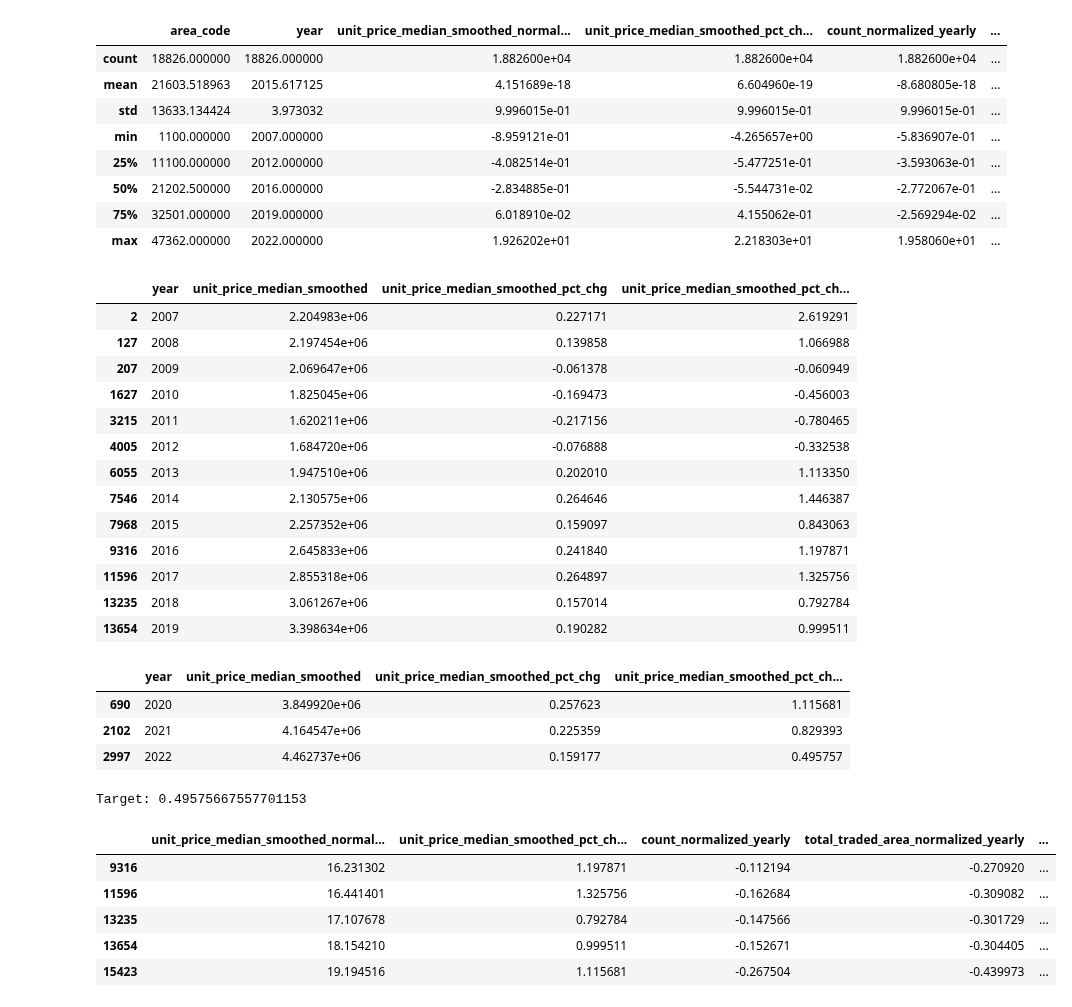
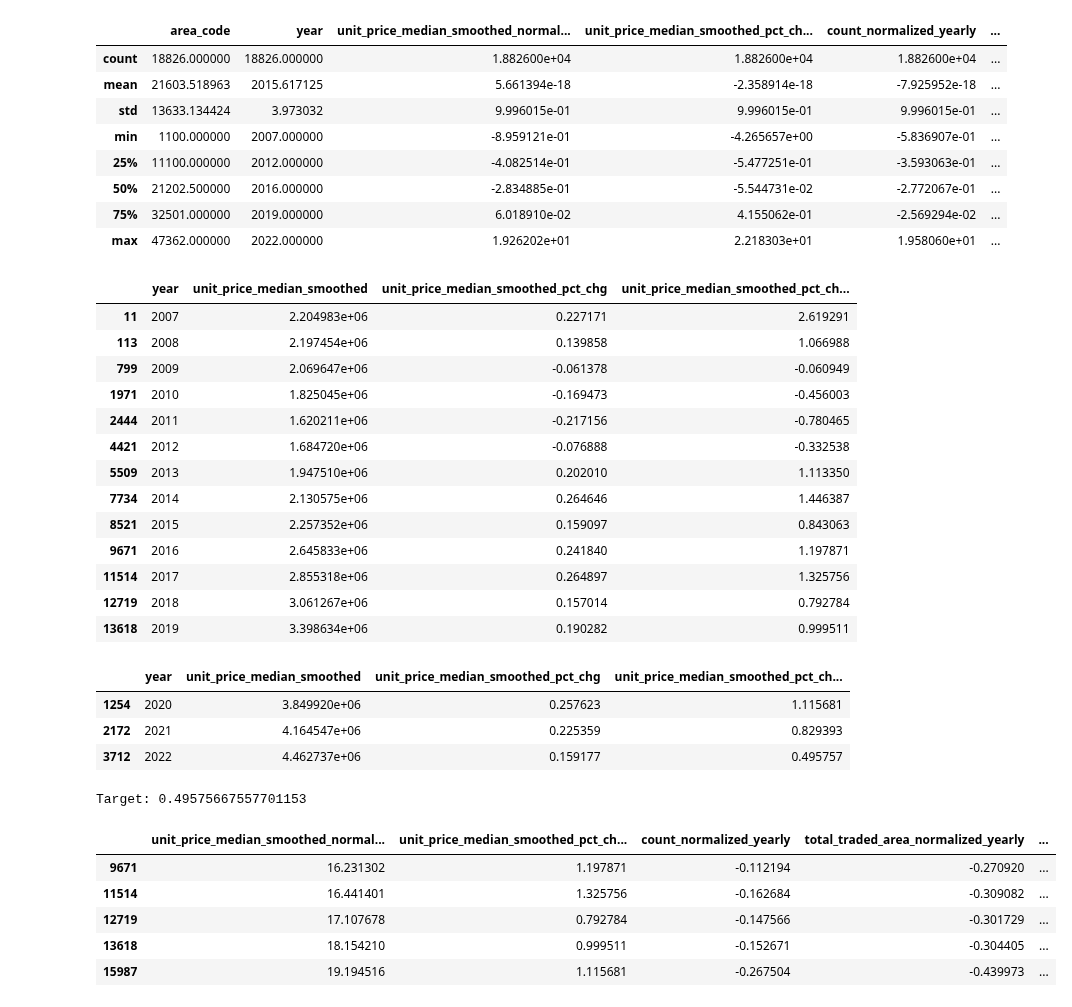
Before and after one commit to diabhaque/Yogen, a Jupyter notebook: notebooks/5_dataset_preprocessing/dataset_preprocessing.ipynb, the cells around one changed output. Drawn from its saved outputs; the diff is of its cells as text; code cells hidden in the pictures.

```diff
--- a/notebooks/5_dataset_preprocessing/dataset_preprocessing.ipynb
+++ b/notebooks/5_dataset_preprocessing/dataset_preprocessing.ipynb
@@ -112,5 +112,5 @@ df[f"{column}_normalized_yearly"].plot.hist(bins=100)
 # %%
-df[log_column] = df[column].apply(lambda x: 1 + np.log10(x))
+df[log_column] = df[column].apply(lambda x: np.log10(1 + x))
 df[log_column].plot.hist(bins=100)
 # %% [output]
 <Axes: ylabel='Frequency'>
@@ -191,7 +191,7 @@ feature_columns = (
 final_columns = id_columns + feature_columns
 # %%
 for column in log_normalize_columns:
-    df[f"{column}_log"] = df[column].apply(lambda x: 1 + np.log10(x))
+    df[f"{column}_log"] = df[column].apply(lambda x: np.log10(1 + x))
     df[f"{column}_log_normalized_yearly"] = df.groupby("year")[f"{column}_log"].transform(
         lambda x: (x - x.mean()) / x.std()
     )
@@ -212,7 +212,7 @@ df[final_columns].describe()
 # %% [output]
 |  | area_code | year | unit_price_median_smoothed_normal... | unit_price_median_smoothed_pct_ch... | count_normalized_yearly | ... |
 | count | 18826.000000 | 18826.000000 | 1.882600e+04 | 1.882600e+04 | 1.882600e+04 | ... |
-| mean | 21603.518963 | 2015.617125 | 4.151689e-18 | 6.604960e-19 | -8.680805e-18 | ... |
+| mean | 21603.518963 | 2015.617125 | 5.661394e-18 | -2.358914e-18 | -7.925952e-18 | ... |
 | std | 13633.134424 | 3.973032 | 9.996015e-01 | 9.996015e-01 | 9.996015e-01 | ... |
 | min | 1100.000000 | 2007.000000 | -8.959121e-01 | -4.265657e+00 | -5.836907e-01 | ... |
 | 25% | 11100.000000 | 2012.000000 | -4.082514e-01 | -5.477251e-01 | -3.593063e-01 | ... |
@@ -229,46 +229,46 @@ eval_df = df[df["year"] >= eval_start_year].reset_index(drop=True)
 train_df[train_df["area_code"] == 13101][["year", metric, metric_pct_chg, metric_pct_chg + "_normalized_yearly"]]
 # %% [output]
 |  | year | unit_price_median_smoothed | unit_price_median_smoothed_pct_chg | unit_price_median_smoothed_pct_ch... |
-| 2 | 2007 | 2.204983e+06 | 0.227171 | 2.619291 |
-| 127 | 2008 | 2.197454e+06 | 0.139858 | 1.066988 |
-| 207 | 2009 | 2.069647e+06 | -0.061378 | -0.060949 |
-| 1627 | 2010 | 1.825045e+06 | -0.169473 | -0.456003 |
-| 3215 | 2011 | 1.620211e+06 | -0.217156 | -0.780465 |
-| 4005 | 2012 | 1.684720e+06 | -0.076888 | -0.332538 |
-| 6055 | 2013 | 1.947510e+06 | 0.202010 | 1.113350 |
-| 7546 | 2014 | 2.130575e+06 | 0.264646 | 1.446387 |
-| 7968 | 2015 | 2.257352e+06 | 0.159097 | 0.843063 |
-| 9316 | 2016 | 2.645833e+06 | 0.241840 | 1.197871 |
-| 11596 | 2017 | 2.855318e+06 | 0.264897 | 1.325756 |
-| 13235 | 2018 | 3.061267e+06 | 0.157014 | 0.792784 |
-| 13654 | 2019 | 3.398634e+06 | 0.190282 | 0.999511 |
+| 11 | 2007 | 2.204983e+06 | 0.227171 | 2.619291 |
+| 113 | 2008 | 2.197454e+06 | 0.139858 | 1.066988 |
+| 799 | 2009 | 2.069647e+06 | -0.061378 | -0.060949 |
+| 1971 | 2010 | 1.825045e+06 | -0.169473 | -0.456003 |
+| 2444 | 2011 | 1.620211e+06 | -0.217156 | -0.780465 |
+| 4421 | 2012 | 1.684720e+06 | -0.076888 | -0.332538 |
+| 5509 | 2013 | 1.947510e+06 | 0.202010 | 1.113350 |
+| 7734 | 2014 | 2.130575e+06 | 0.264646 | 1.446387 |
+| 8521 | 2015 | 2.257352e+06 | 0.159097 | 0.843063 |
+| 9671 | 2016 | 2.645833e+06 | 0.241840 | 1.197871 |
+| 11514 | 2017 | 2.855318e+06 | 0.264897 | 1.325756 |
+| 12719 | 2018 | 3.061267e+06 | 0.157014 | 0.792784 |
+| 13618 | 2019 | 3.398634e+06 | 0.190282 | 0.999511 |
 # %%
 eval_df[eval_df["area_code"] == 13101][["year", metric, metric_pct_chg, metric_pct_chg + "_normalized_yearly"]]
 # %% [output]
 |  | year | unit_price_median_smoothed | unit_price_median_smoothed_pct_chg | unit_price_median_smoothed_pct_ch... |
-| 690 | 2020 | 3.849920e+06 | 0.257623 | 1.115681 |
-| 2102 | 2021 | 4.164547e+06 | 0.225359 | 0.829393 |
-| 2997 | 2022 | 4.462737e+06 | 0.159177 | 0.495757 |
+| 1254 | 2020 | 3.849920e+06 | 0.257623 | 1.115681 |
+| 2172 | 2021 | 4.164547e+06 | 0.225359 | 0.829393 |
+| 3712 | 2022 | 4.462737e+06 | 0.159177 | 0.495757 |
 # %%
-idx = 2997
+idx = 3712
 row = eval_df.iloc[idx]
 target = row[metric_pct_chg + "_normalized_yearly"]
 area_code, year = row["area_code"], row["year"]
 window = (
     df[
         (df["area_code"] == area_code)
         & (df["year"] <= year - 2)
     ]
     .sort_values(by="year")
     .tail(5)
 )
 print(f"Target: {target}")
 window[feature_columns]
 # %% [output]
 Target: 0.49575667557701153
 |  | unit_price_median_smoothed_normal... | unit_price_median_smoothed_pct_ch... | count_normalized_yearly | total_traded_area_normalized_yearly | ... |
-| 9316 | 16.231302 | 1.197871 | -0.112194 | -0.270920 | ... |
-| 11596 | 16.441401 | 1.325756 | -0.162684 | -0.309082 | ... |
-| 13235 | 17.107678 | 0.792784 | -0.147566 | -0.301729 | ... |
-| 13654 | 18.154210 | 0.999511 | -0.152671 | -0.304405 | ... |
-| 15423 | 19.194516 | 1.115681 | -0.267504 | -0.439973 | ... |
+| 9671 | 16.231302 | 1.197871 | -0.112194 | -0.270920 | ... |
+| 11514 | 16.441401 | 1.325756 | -0.162684 | -0.309082 | ... |
+| 12719 | 17.107678 | 0.792784 | -0.147566 | -0.301729 | ... |
+| 13618 | 18.154210 | 0.999511 | -0.152671 | -0.304405 | ... |
+| 15987 | 19.194516 | 1.115681 | -0.267504 | -0.439973 | ... |
```
Also changed, not shown: parts of 7 cells of this notebook, 3 other files.
